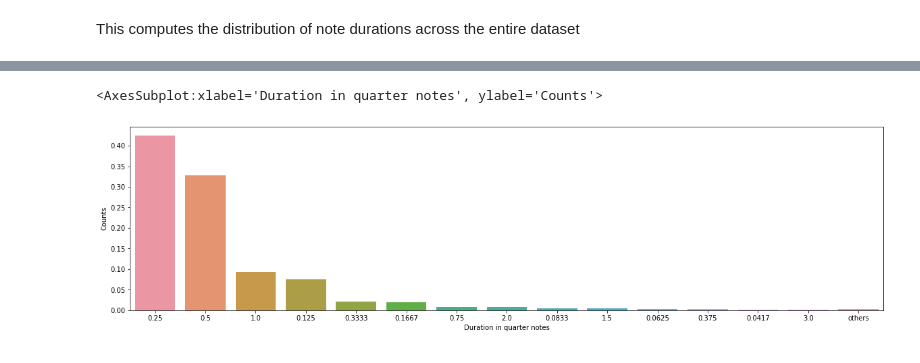
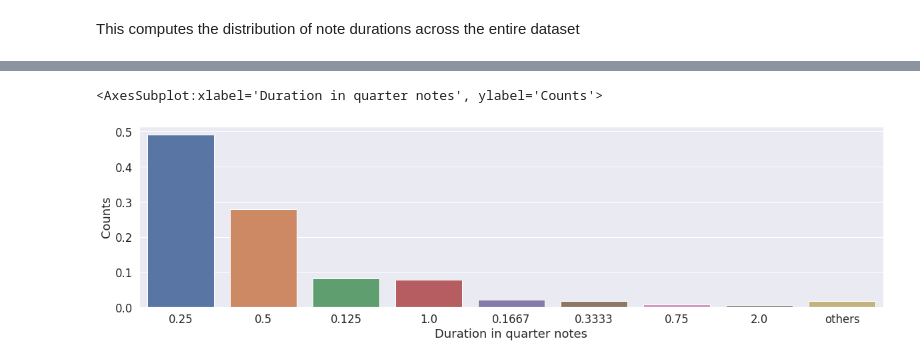
Before and after one commit to napulen/AugmentedNet, a Jupyter notebook: notebooks/thesis/Ch5-DurationDistribution.ipynb, the cells around one changed output, grey strips where cells are left out. Cells and saved outputs as stored; diff of their text form; code cells hidden in the pictures.

```diff
--- a/notebooks/thesis/Ch5-DurationDistribution.ipynb
+++ b/notebooks/thesis/Ch5-DurationDistribution.ipynb
@@ -64,11 +64,12 @@ df
 # %%
 # durations
 rows = len(df.index)
 durcounts = df.s_duration.value_counts().to_dict()
-durcounts = {k: (v/rows) for k, v in durcounts.items() if v > (rows * 0.001)}
+durcounts = {k: (v/rows) for k, v in durcounts.items() if v > (rows * 0.005)}
 durcounts["others"] = 1.0 - sum(durcounts.values())
 dfrn = pd.DataFrame({"Duration in quarter notes": list(durcounts.keys()), "Counts": list(durcounts.values())})
+sns.set(font_scale = 1.5)
 sns.barplot(x="Duration in quarter notes", y="Counts", data=dfrn)
 # %% [output]
 <AxesSubplot:xlabel='Duration in quarter notes', ylabel='Counts'>
-[figure, old version]
+[figure, new version]
```
Also changed, not shown: parts of 3 cells of this notebook.
